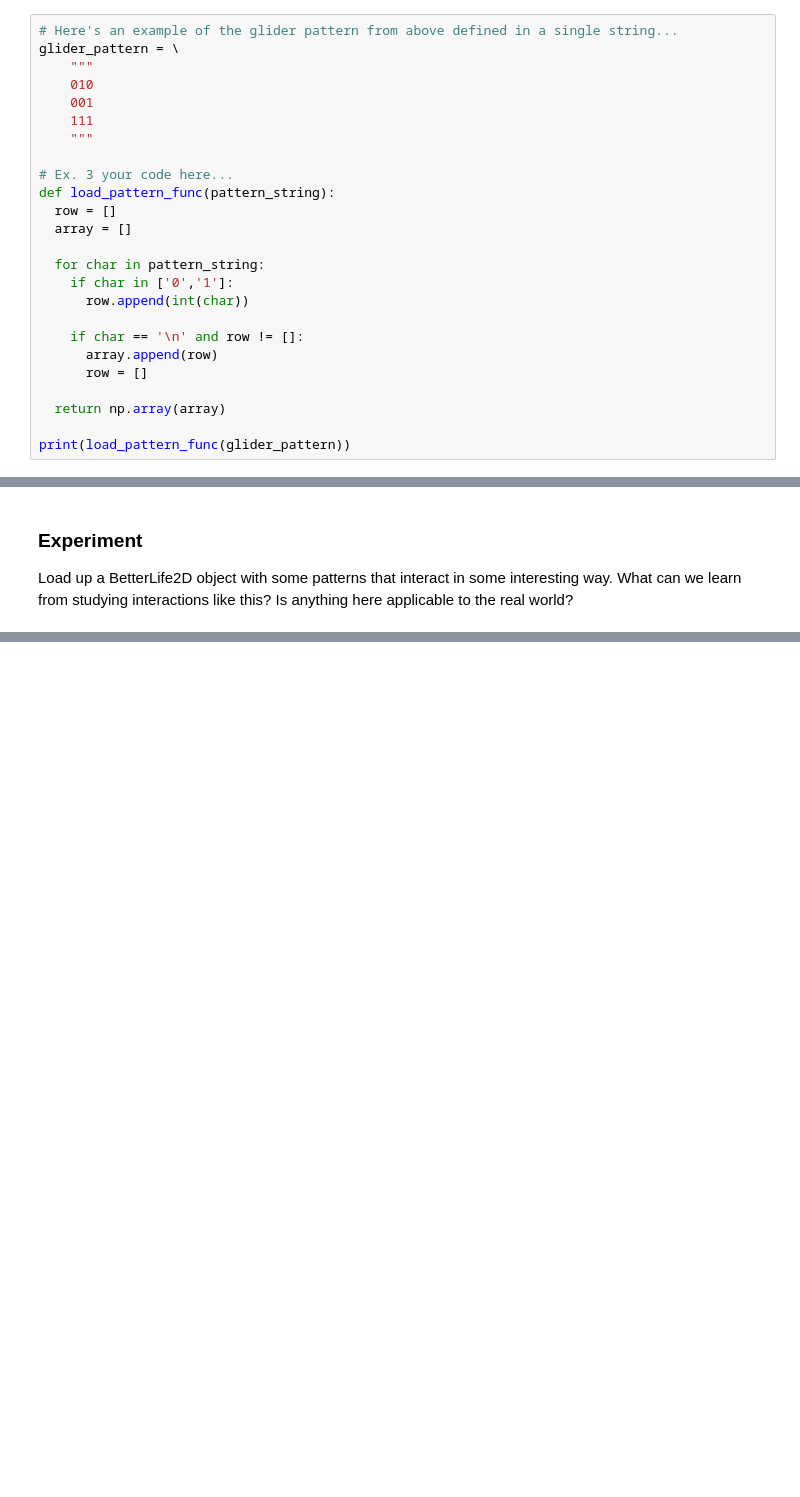
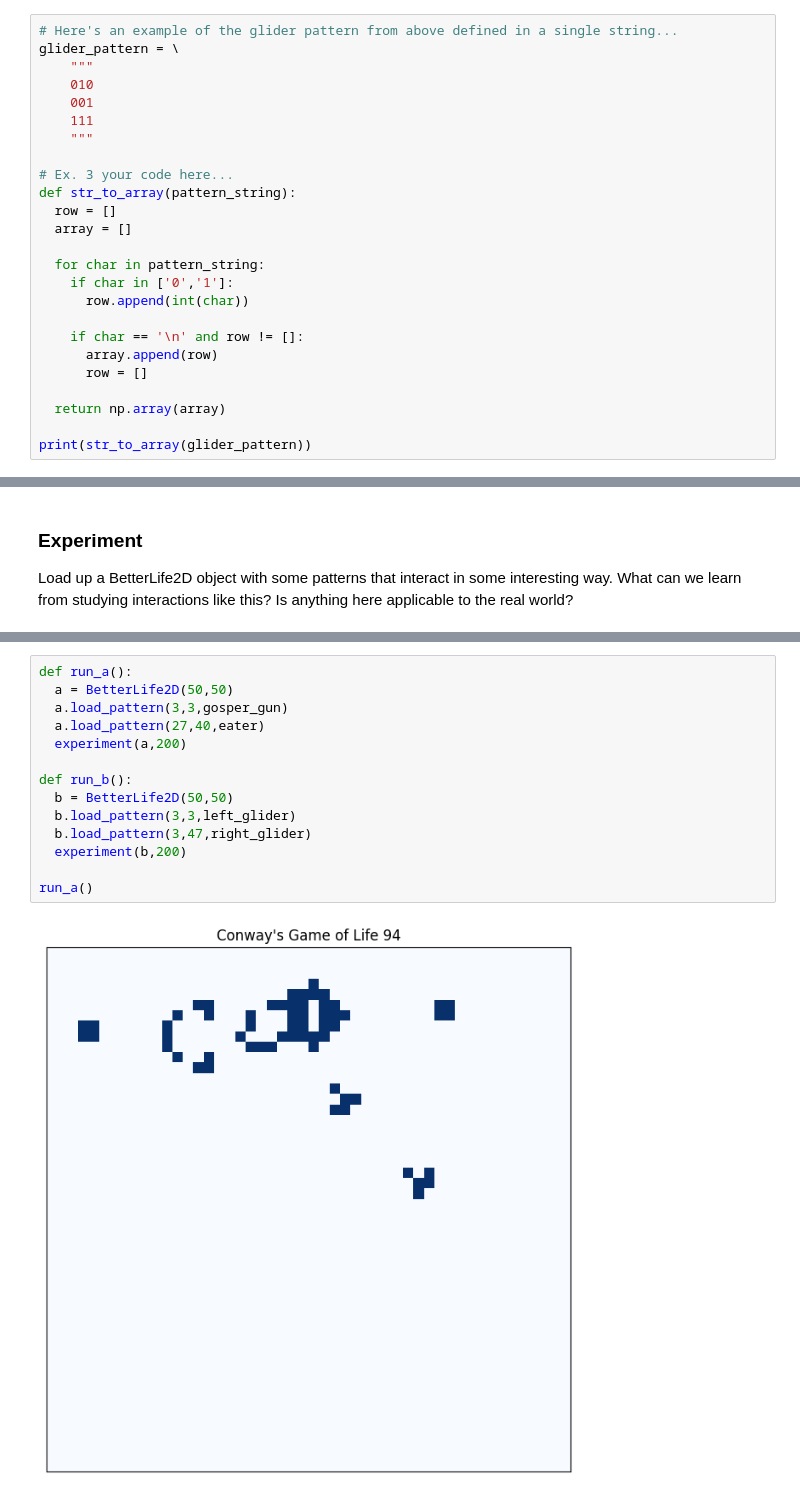
Before and after one commit to alirempel/cap-comp215, a Jupyter notebook: labs/lab06-GoL.ipynb, the cells around one changed output, grey strips where cells are left out. Cells and saved outputs as stored; diff of their text form; blank space fills up the shorter version.

```diff
--- a/labs/lab06-GoL.ipynb
+++ b/labs/lab06-GoL.ipynb
@@ -270,7 +276,7 @@ glider_pattern = \
     """
 
 # Ex. 3 your code here...
-def load_pattern_func(pattern_string):
+def str_to_array(pattern_string):
   row = []
   array = []
 
@@ -284,7 +290,7 @@ def load_pattern_func(pattern_string):
 
   return np.array(array)
 
-print(load_pattern_func(glider_pattern))
+print(str_to_array(glider_pattern))
 # %% [output]
 [[0 1 0]
  [0 0 1]
@@ -302,0 +348,16 @@ What can we learn from studying interactions like this?   Is anything here appli
+# %%
+def run_a():
+  a = BetterLife2D(50,50)
+  a.load_pattern(3,3,gosper_gun)
+  a.load_pattern(27,40,eater)
+  experiment(a,200)
+
+def run_b():
+  b = BetterLife2D(50,50)
+  b.load_pattern(3,3,left_glider)
+  b.load_pattern(3,47,right_glider)
+  experiment(b,200)
+
+run_a()
+# %% [output]
+[figure, added]
```
Also changed, not shown: parts of 6 cells of this notebook.
